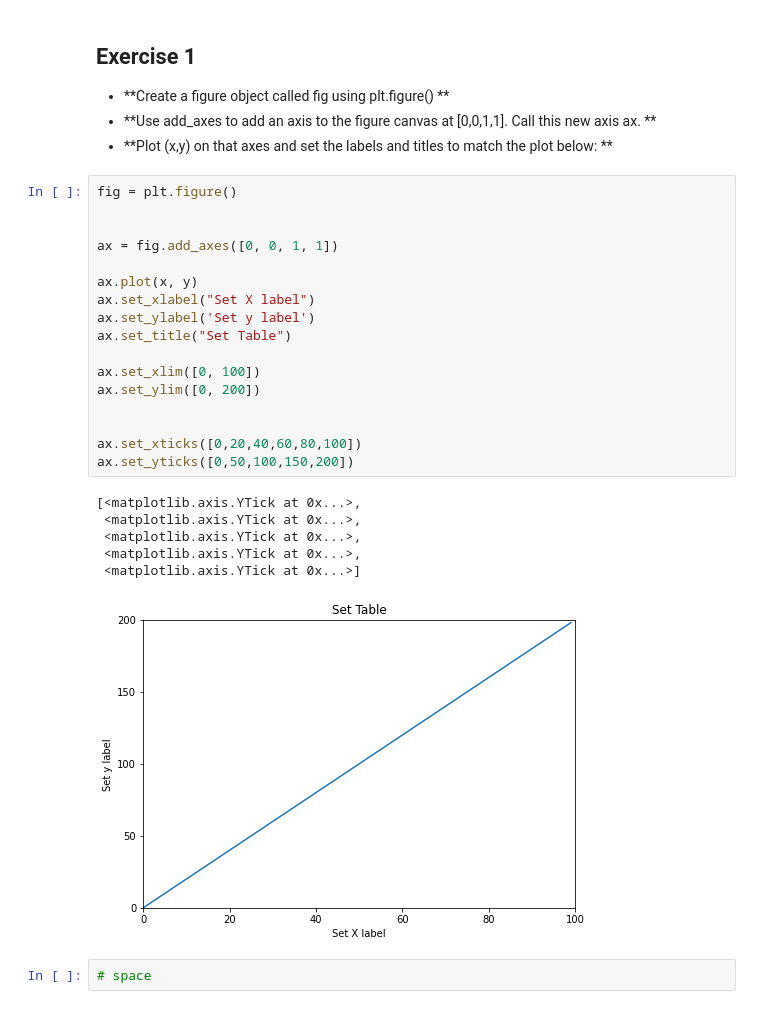
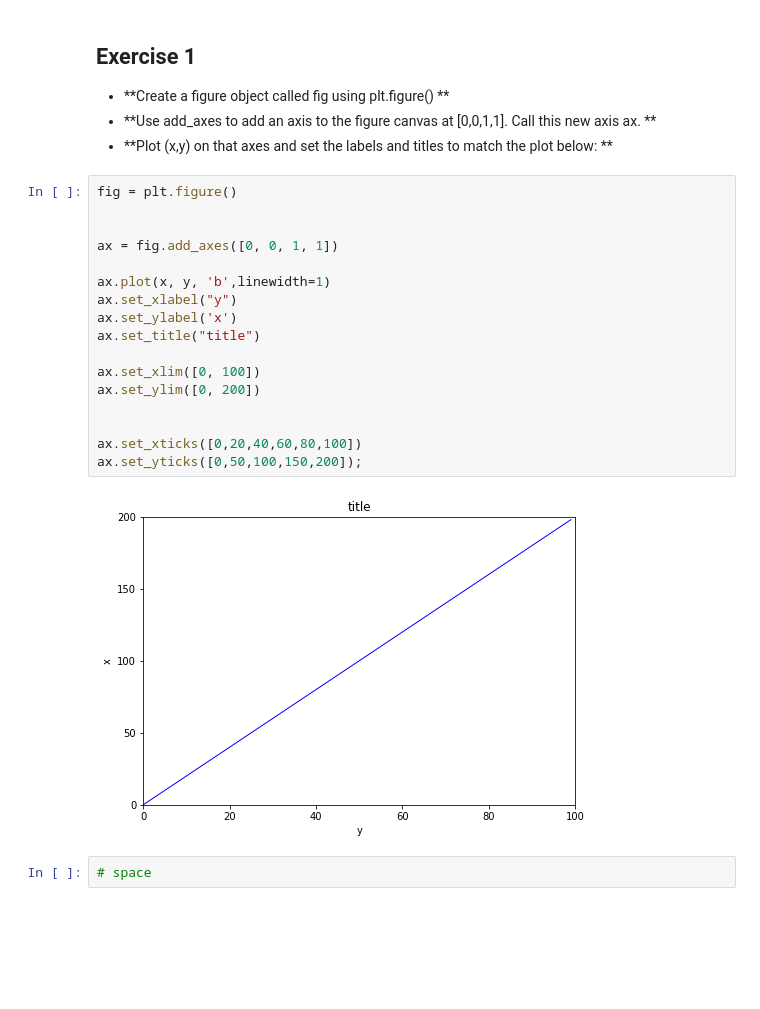
Before and after one commit to markquark125/Summer-MicroCredentials, a Jupyter notebook: Matplotlib_Exercises.ipynb, the cells around one changed output. Drawn from its saved outputs; the diff is of its cells as text; blank space fills up the shorter version.

```diff
--- a/Matplotlib_Exercises.ipynb
+++ b/Matplotlib_Exercises.ipynb
@@ -32,27 +36,22 @@ import matplotlib.pyplot as plt
 # %%
 fig = plt.figure()
 
 
 ax = fig.add_axes([0, 0, 1, 1])
 
-ax.plot(x, y)
-ax.set_xlabel("Set X label")
-ax.set_ylabel('Set y label')
-ax.set_title("Set Table")
+ax.plot(x, y, 'b',linewidth=1)
+ax.set_xlabel("y")
+ax.set_ylabel('x')
+ax.set_title("title")
 
 ax.set_xlim([0, 100])
 ax.set_ylim([0, 200])
 
 
 ax.set_xticks([0,20,40,60,80,100])
-ax.set_yticks([0,50,100,150,200])
+ax.set_yticks([0,50,100,150,200]);
 # %% [output]
-[<matplotlib.axis.YTick at 0x...>,
- <matplotlib.axis.YTick at 0x...>,
- <matplotlib.axis.YTick at 0x...>,
- <matplotlib.axis.YTick at 0x...>,
- <matplotlib.axis.YTick at 0x...>]
-[figure, old version]
+[figure, new version]
 # %%
 # space
 # %% [output]
```
Also changed, not shown: parts of 6 cells of this notebook.
